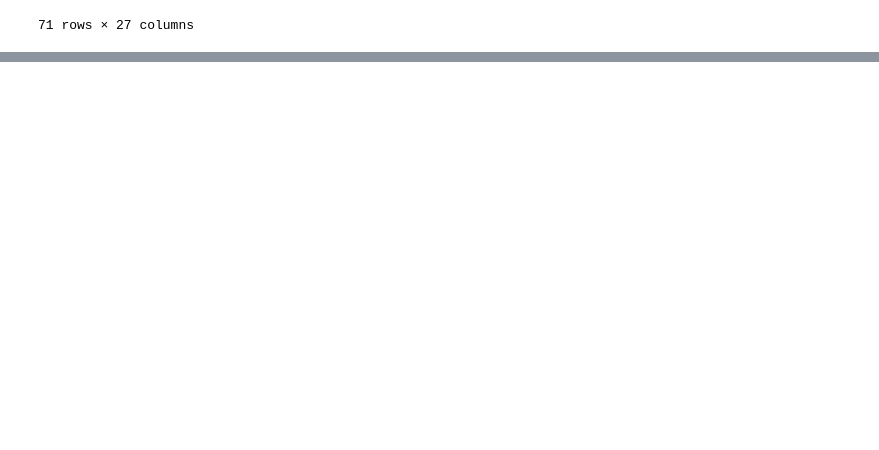
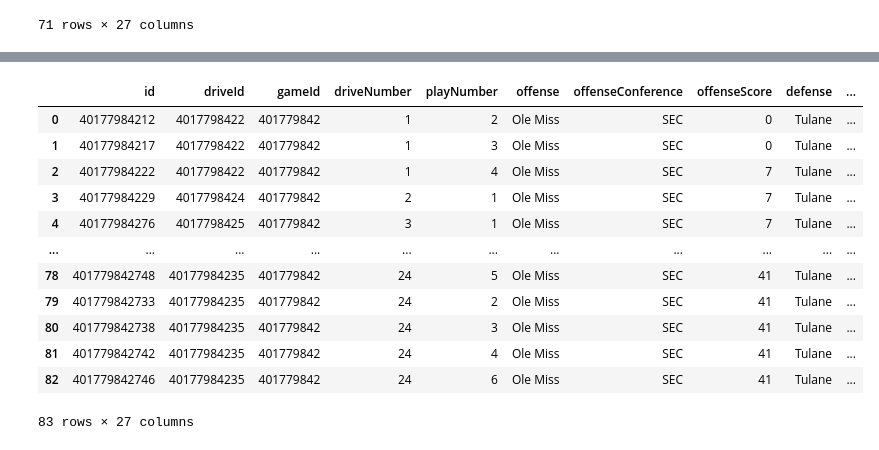
Before and after one commit to Brian-1018/Sports, a Jupyter notebook: Football/College/cfp_power_gap_analysis.ipynb, the cells around one changed output, grey strips where cells are left out. Drawn from its saved outputs; the diff is of its cells as text; code cells hidden in the pictures; blank space fills up the shorter version.

```diff
--- a/Football/College/cfp_power_gap_analysis.ipynb
+++ b/Football/College/cfp_power_gap_analysis.ipynb
@@ -145,0 +188,25 @@ ofplays_OU
+# %%
+plays = plays_api.get_plays(
+    year=2025,
+    week=1,
+    season_type="postseason",
+    offense= "Ole Miss"
+
+)
+ofplays_OM = pd.DataFrame([p.to_dict() for p in plays])
+ofplays_OM.to_csv("ofplays_OM.csv", index=False)
+ofplays_OM
+# %% [output]
+|  | id | driveId | gameId | driveNumber | playNumber | offense | offenseConference | offenseScore | defense | ... |
+| 0 | 40177984212 | 4017798422 | 401779842 | 1 | 2 | Ole Miss | SEC | 0 | Tulane | ... |
+| 1 | 40177984217 | 4017798422 | 401779842 | 1 | 3 | Ole Miss | SEC | 0 | Tulane | ... |
+| 2 | 40177984222 | 4017798422 | 401779842 | 1 | 4 | Ole Miss | SEC | 7 | Tulane | ... |
+| 3 | 40177984229 | 4017798424 | 401779842 | 2 | 1 | Ole Miss | SEC | 7 | Tulane | ... |
+| 4 | 40177984276 | 4017798425 | 401779842 | 3 | 1 | Ole Miss | SEC | 7 | Tulane | ... |
+| ... | ... | ... | ... | ... | ... | ... | ... | ... | ... | ... |
+| 78 | 401779842748 | 40177984235 | 401779842 | 24 | 5 | Ole Miss | SEC | 41 | Tulane | ... |
+| 79 | 401779842733 | 40177984235 | 401779842 | 24 | 2 | Ole Miss | SEC | 41 | Tulane | ... |
+| 80 | 401779842738 | 40177984235 | 401779842 | 24 | 3 | Ole Miss | SEC | 41 | Tulane | ... |
+| 81 | 401779842742 | 40177984235 | 401779842 | 24 | 4 | Ole Miss | SEC | 41 | Tulane | ... |
+| 82 | 401779842746 | 40177984235 | 401779842 | 24 | 6 | Ole Miss | SEC | 41 | Tulane | ... |
+83 rows × 27 columns
```
Also changed, not shown: parts of 13 cells of this notebook, 1 other file.
